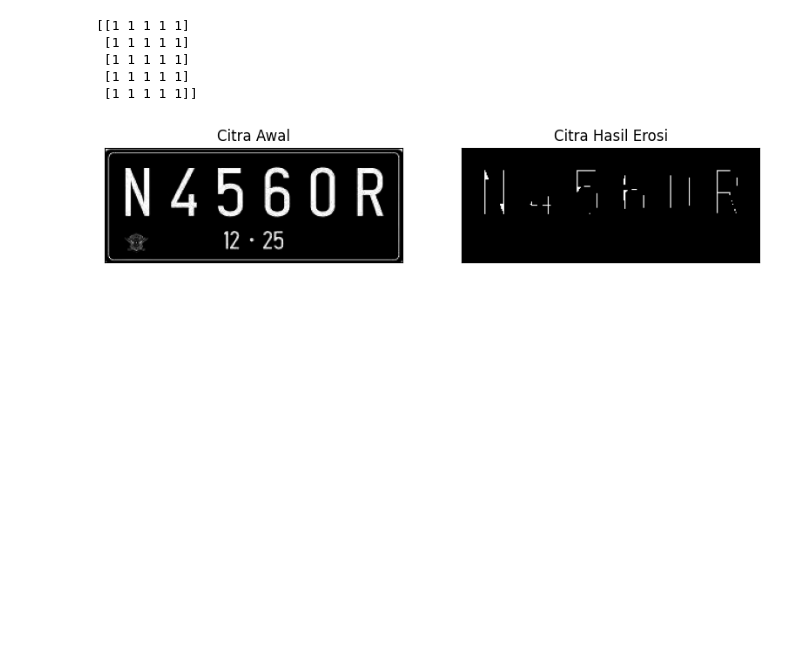
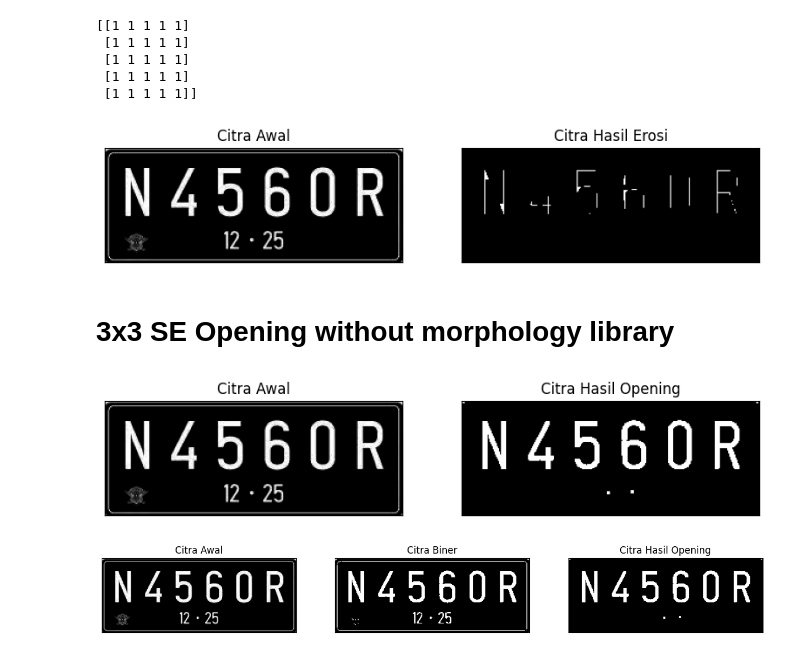
Before and after one commit to andidprastyo/PCVK_Ganjil_2023, a Jupyter notebook: week - 09/morphology.ipynb, the cells around one changed output. Cells and saved outputs as stored; diff of their text form; code cells hidden in the pictures; blank space fills up the shorter version.

Commit message:
feat: Binary and Opening Image

```diff
--- a/week - 09/morphology.ipynb
+++ b/week - 09/morphology.ipynb
@@ -136,3 +136,48 @@ plt.show()
  [1 1 1 1 1]
  [1 1 1 1 1]]
 [figure]
+# %% [markdown]
+# 3x3 SE Opening without morphology library
+# %%
+def image_opening(F, w):
+	# F: input image
+	# w: structuring element
+	# return: opened output image
+	eroded_image = image_erotion(F, w)
+	opened_image = image_dilation(eroded_image, w)
+	return opened_image
+# %%
+img_opening = cv2.imread('./images/plat nomer.jpg', 0)
+gamma_image = np.zeros(img_opening.shape, img_opening.dtype)
+
+for y in range(img_opening.shape[0]):
+	for x in range(img_opening.shape[1]):
+		gamma_image[y,x] = np.clip(255.0 * (img_opening[y,x]/255.0) ** (2/1), 0, 255)
+
+ret, thresh = cv2.threshold(gamma_image, 125,200,cv2.THRESH_BINARY)
+w = 3
+output_image = image_opening(thresh, w)
+
+plt.subplots(figsize=(15, 5))
+plt.subplot(131),plt.imshow(gamma_image,cmap = 'gray')
+plt.title('Citra Awal'),plt.xticks([]), plt.yticks([])
+plt.subplot(132),plt.imshow(output_image,cmap = 'gray')
+plt.title('Citra Hasil Opening'),plt.xticks([]), plt.yticks([])
+plt.show()
+# %% [output]
+[figure, added]
+# %%
+ret, thresh = cv2.threshold(gamma_image, 125,200,cv2.THRESH_BINARY)
+w = 3
+output_image = image_opening(thresh, w)
+
+plt.subplots(figsize=(15, 5))
+plt.subplot(131),plt.imshow(gamma_image,cmap = 'gray')
+plt.title('Citra Awal'),plt.xticks([]), plt.yticks([])
+plt.subplot(132),plt.imshow(thresh,cmap = 'gray')
+plt.title('Citra Biner'),plt.xticks([]), plt.yticks([])
+plt.subplot(133),plt.imshow(output_image,cmap = 'gray')
+plt.title('Citra Hasil Opening'),plt.xticks([]), plt.yticks([])
+plt.show()
+# %% [output]
+[figure, added]
```
